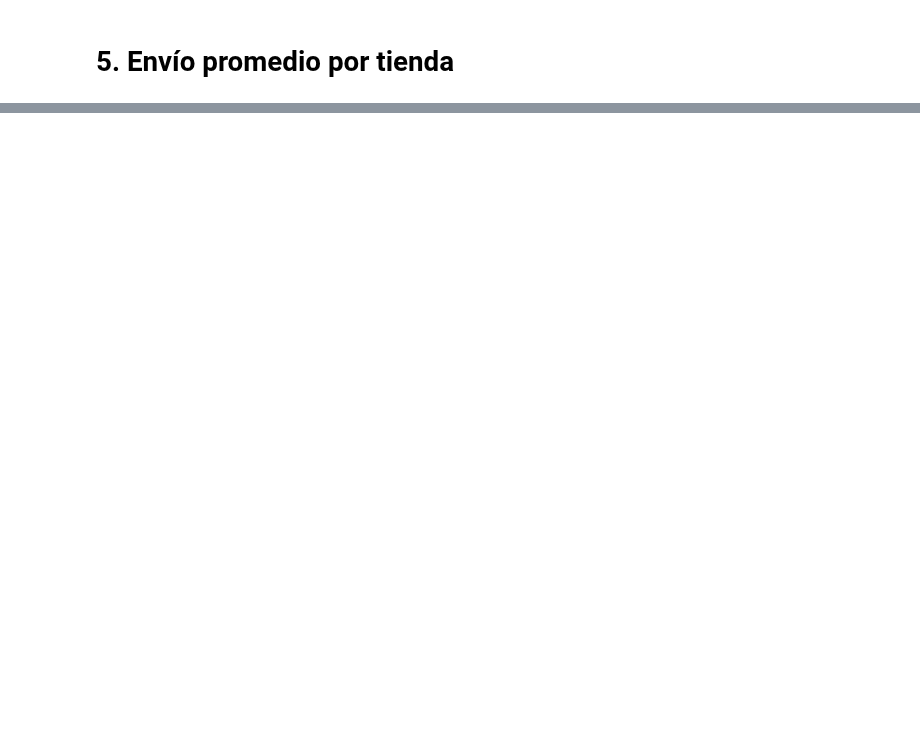
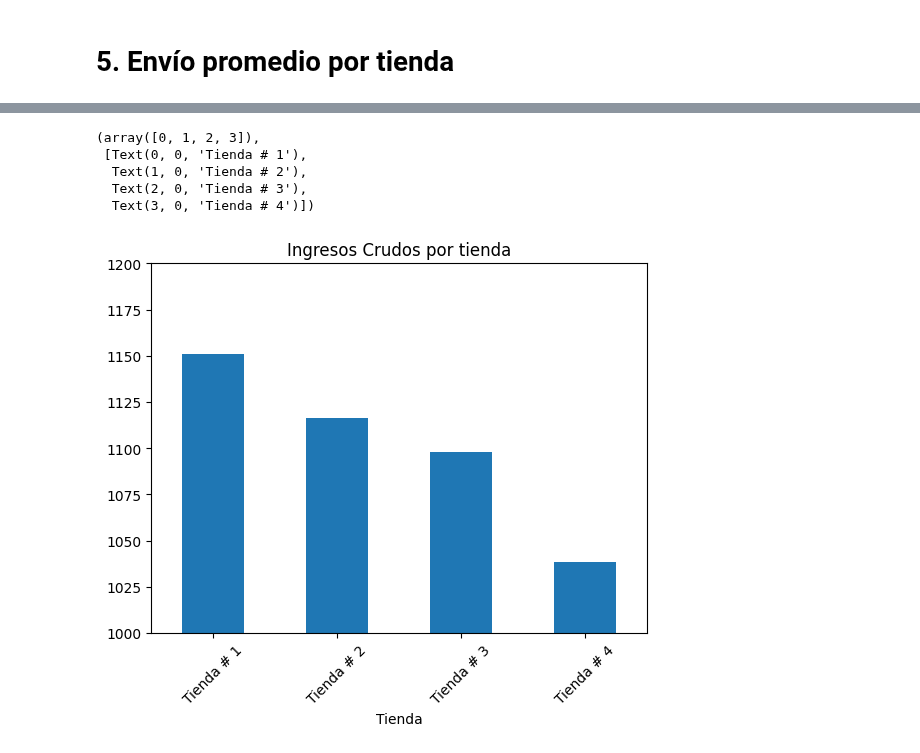
Before and after one commit to Ger-Code-COL/Challenge-python, a Jupyter notebook: AluraStoreLatam.ipynb, the cells around one changed output, grey strips where cells are left out. Saved outputs shown, nothing was run; the diff lists cells and outputs as text; code cells hidden in the pictures; blank space fills up the shorter version.

```diff
--- a/AluraStoreLatam.ipynb
+++ b/AluraStoreLatam.ipynb
@@ -184,0 +335,32 @@ DFEnvio
+# %%
+lista_final = []
+
+def Dataset_Resta   (tienda):
+    DF_temp_Dinero = (tienda.groupby('Producto')['Precio'].mean()).reset_index()
+    DF_temp_Ventas = tienda.groupby('Producto') ['Producto'].value_counts().reset_index()
+
+    df = DF_temp_Dinero.merge(DF_temp_Ventas, on='Producto')
+    df.columns = ['Producto', 'Precio en miles', 'Ventas']
+    df ['Entradas por producto En millones'] = df ['Precio en miles'] * df ['Ventas']/1000000
+
+    df_ordenado= df.sort_values (by = 'Entradas por producto En millones', ascending= False)
+
+    maximito = df_ordenado ['Entradas por producto En millones'].nlargest(3).sum ()
+    lista_final.append (maximito)
+    return lista_final
+
+for tienda in Tiendas:
+    Dataset_Resta (tienda)
+
+EntradasPortienda_MILL = [ (tienda ['Precio'].sum ()/1000000) for tienda in Tiendas]
+
+Temporal_DF = { 'Tienda' : ['Tienda # 1','Tienda # 2', 'Tienda # 3','Tienda # 4'],
+
+               'Ingresos Crudos (Millones)': EntradasPortienda_MILL,
+               'Ingresos del podio (Millones)': lista_final,
+               'Ingresos sin top (Millones)': [EntradasPortienda_MILL[i] - lista_final[i] for i in range(len(Tiendas))],
+               'Porcenaje en el top': [lista_final[i] / EntradasPortienda_MILL[i] * 100 for i in range(len(Tiendas))],
+                }
+
+DFPLATA_ORDEN = pd.DataFrame (Temporal_DF)
+DFPLATA_ORDEN
@@ -184,0 +373,13 @@ DFEnvio
+# %%
+DFPLATA_ORDEN = DFPLATA_ORDEN.sort_values (by= 'Ingresos Crudos (Millones)', ascending= False)
+
+DFPLATA_ORDEN.plot (x= 'Tienda', y= 'Ingresos Crudos (Millones)', kind='bar', legend=False,  title= 'Ingresos Crudos por tienda')
+plt.ylim(1000, 1200)
+plt.xticks(rotation=45)
+# %% [output]
+(array([0, 1, 2, 3]),
+ [Text(0, 0, 'Tienda # 1'),
+  Text(1, 0, 'Tienda # 2'),
+  Text(2, 0, 'Tienda # 3'),
+  Text(3, 0, 'Tienda # 4')])
+[figure, added]
```
Also changed, not shown: parts of 27 cells of this notebook.
